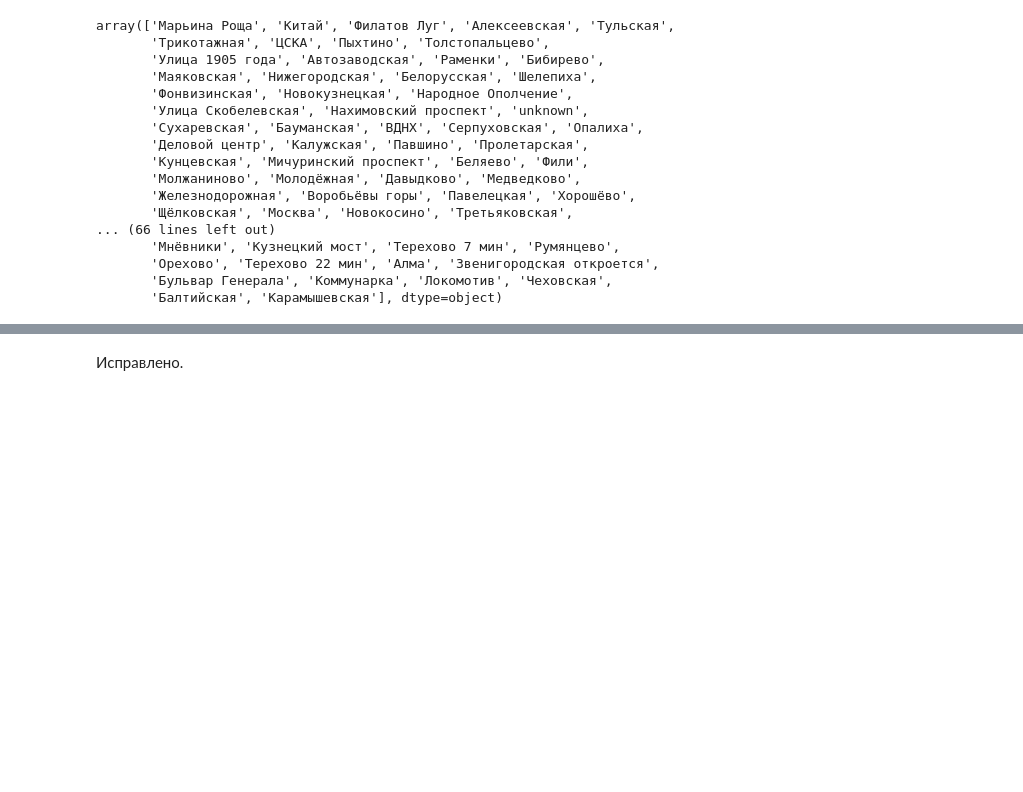
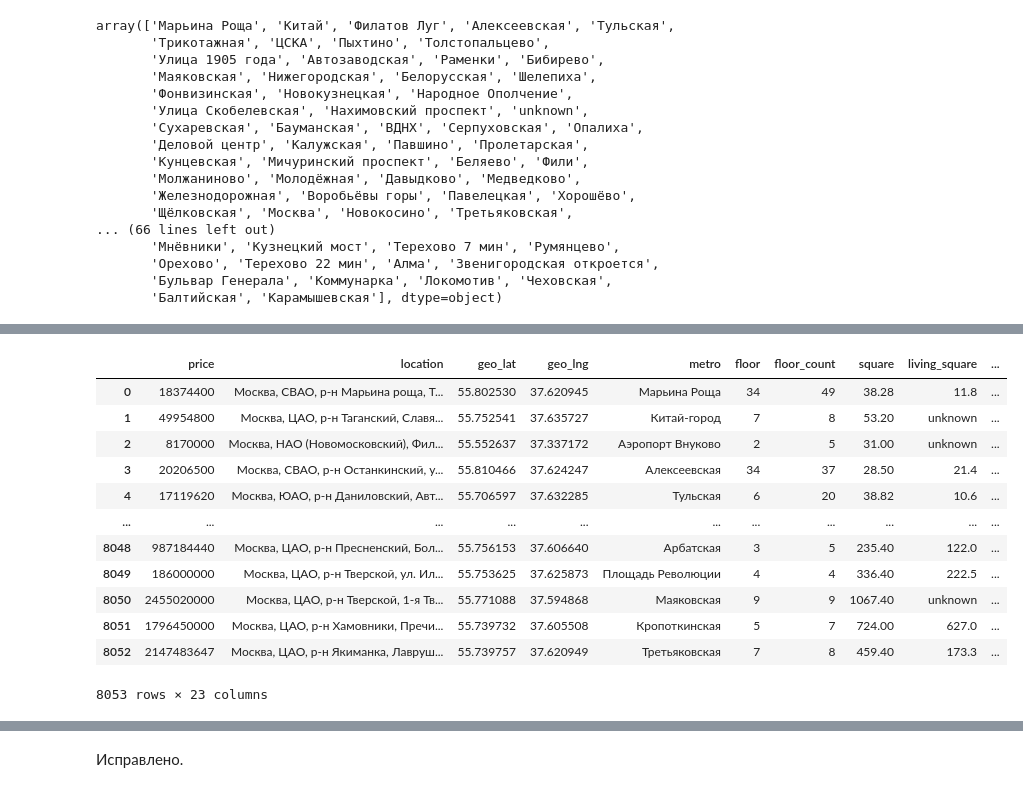
Before and after one commit to sanonesan/cian_houses_2024, a Jupyter notebook: notebooks/preprocessing_data_for_EDA.ipynb, the cells around one changed output, grey strips where cells are left out. Saved outputs shown, nothing was run; the diff lists cells and outputs as text; code cells hidden in the pictures; blank space fills up the shorter version.

```diff
--- a/notebooks/preprocessing_data_for_EDA.ipynb
+++ b/notebooks/preprocessing_data_for_EDA.ipynb
@@ -199,0 +242,3 @@ Name: metro, dtype: object
+# %%
+def transform_station_to_unknown(station):
+    return "unknown" if station in stations_not_in_dict else station
@@ -199,0 +253,2 @@ Name: metro, dtype: object
+# %%
+df_cian["metro"] = df_cian["metro"].apply(transform_station_to_unknown)
@@ -199,0 +275,19 @@ Name: metro, dtype: object
+# %%
+df_cian.loc[df_cian["metro"] == "unknown", "metro"] = df_cian.loc[
+    df_cian["metro"] == "unknown", "point"
+].apply(find_nearest_metro)
+df_cian
+# %% [output]
+|  | price | location | geo_lat | geo_lng | metro | floor | floor_count | square | living_square | ... |
+| 0 | 18374400 | Москва, СВАО, р-н Марьина роща, Т... | 55.802530 | 37.620945 | Марьина Роща | 34 | 49 | 38.28 | 11.8 | ... |
+| 1 | 49954800 | Москва, ЦАО, р-н Таганский, Славя... | 55.752541 | 37.635727 | Китай-город | 7 | 8 | 53.20 | unknown | ... |
+| 2 | 8170000 | Москва, НАО (Новомосковский), Фил... | 55.552637 | 37.337172 | Аэропорт Внуково | 2 | 5 | 31.00 | unknown | ... |
+| 3 | 20206500 | Москва, СВАО, р-н Останкинский, у... | 55.810466 | 37.624247 | Алексеевская | 34 | 37 | 28.50 | 21.4 | ... |
+| 4 | 17119620 | Москва, ЮАО, р-н Даниловский, Авт... | 55.706597 | 37.632285 | Тульская | 6 | 20 | 38.82 | 10.6 | ... |
+| ... | ... | ... | ... | ... | ... | ... | ... | ... | ... | ... |
+| 8048 | 987184440 | Москва, ЦАО, р-н Пресненский, Бол... | 55.756153 | 37.606640 | Арбатская | 3 | 5 | 235.40 | 122.0 | ... |
+| 8049 | 186000000 | Москва, ЦАО, р-н Тверской, ул. Ил... | 55.753625 | 37.625873 | Площадь Революции | 4 | 4 | 336.40 | 222.5 | ... |
+| 8050 | 2455020000 | Москва, ЦАО, р-н Тверской, 1-я Тв... | 55.771088 | 37.594868 | Маяковская | 9 | 9 | 1067.40 | unknown | ... |
+| 8051 | 1796450000 | Москва, ЦАО, р-н Хамовники, Пречи... | 55.739732 | 37.605508 | Кропоткинская | 5 | 7 | 724.00 | 627.0 | ... |
+| 8052 | 2147483647 | Москва, ЦАО, р-н Якиманка, Лавруш... | 55.739757 | 37.620949 | Третьяковская | 7 | 8 | 459.40 | 173.3 | ... |
+8053 rows × 23 columns
```
Also changed, not shown: parts of 24 cells of this notebook, 2 other files.
